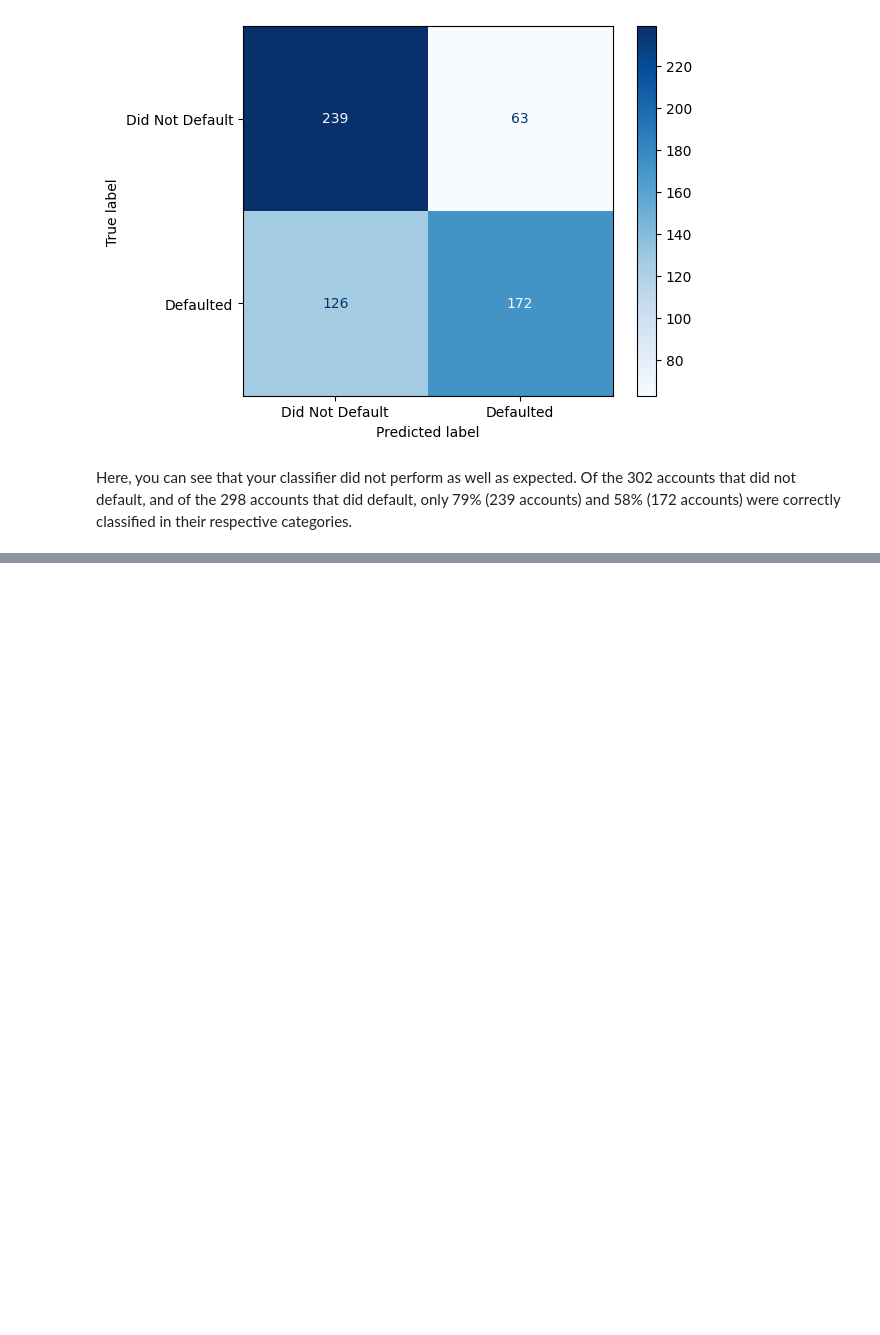
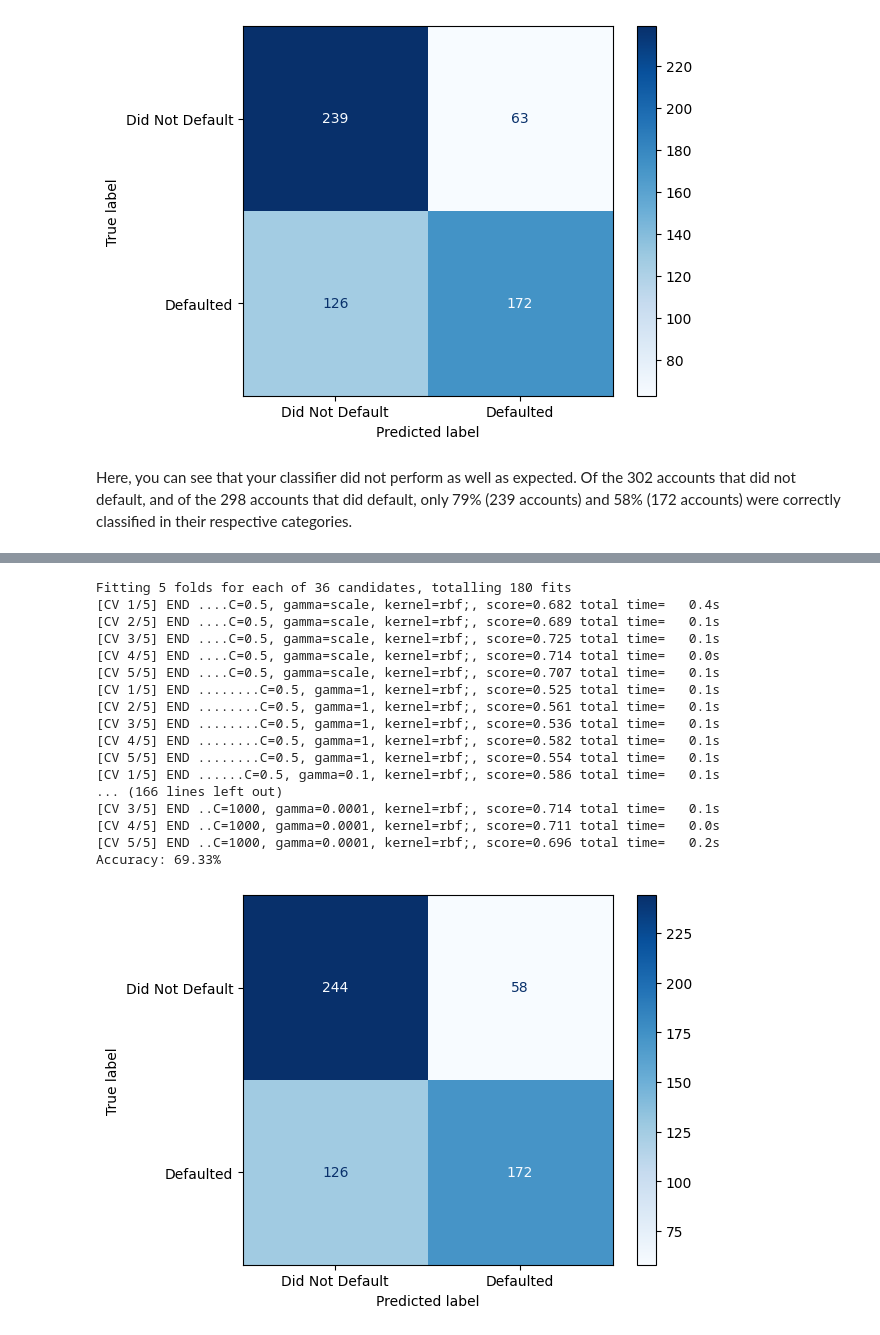
Before and after one commit to lucaskojo02/Credit-Card-Client, a Jupyter notebook: credit_card_client.ipynb, the cells around one changed output, grey strips where cells are left out. Cells and saved outputs as stored; diff of their text form; code cells hidden in the pictures; blank space fills up the shorter version.

Commit message:
Optimized the model with hyperparameter tuning

```diff
--- a/credit_card_client.ipynb
+++ b/credit_card_client.ipynb
@@ -246,0 +253,48 @@ Here, you can see that your classifier did not perform as well as expected. Of t
+# %%
+param_grid = {'C':[0.5,0.1,1,10,100,1000],
+              'gamma':['scale', 1,0.1, 0.01,0.001,0.0001],
+              'kernel':['rbf']}
+
+optimal_params = GridSearchCV(SVC(), param_grid, cv = 5, scoring='accuracy', verbose=3)
+optimal_params.fit(X_train_scaled, y_train)
+
+# see "best" parameters
+optimal_params.best_params_
+
+# refit model with optimal hyperparameters
+grid_predictions = optimal_params.predict(X_test.values)
+clf_svm = SVC(random_state = 42, C=.5, gamma=0.01)
+clf_svm.fit(X_train_scaled, y_train)
+
+#calculate overall accuracy
+y_pred = clf_svm.predict(X_test_scaled)
+accuracy = accuracy_score(y_test, y_pred)
+print(f'Accuracy: {accuracy:.2%}')
+
+# plot confusion matrix
+class_names = ['Did Not Default', 'Defaulted']
+disp = ConfusionMatrixDisplay.from_estimator(
+        clf_svm,
+        X_test_scaled,
+        y_test,
+        display_labels=class_names,
+        cmap=plt.cm.Blues)
+# %% [output]
+Fitting 5 folds for each of 36 candidates, totalling 180 fits
+[CV 1/5] END ....C=0.5, gamma=scale, kernel=rbf;, score=0.682 total time=   0.4s
+[CV 2/5] END ....C=0.5, gamma=scale, kernel=rbf;, score=0.689 total time=   0.1s
+[CV 3/5] END ....C=0.5, gamma=scale, kernel=rbf;, score=0.725 total time=   0.1s
+[CV 4/5] END ....C=0.5, gamma=scale, kernel=rbf;, score=0.714 total time=   0.0s
+[CV 5/5] END ....C=0.5, gamma=scale, kernel=rbf;, score=0.707 total time=   0.1s
+[CV 1/5] END ........C=0.5, gamma=1, kernel=rbf;, score=0.525 total time=   0.1s
+[CV 2/5] END ........C=0.5, gamma=1, kernel=rbf;, score=0.561 total time=   0.1s
+[CV 3/5] END ........C=0.5, gamma=1, kernel=rbf;, score=0.536 total time=   0.1s
+[CV 4/5] END ........C=0.5, gamma=1, kernel=rbf;, score=0.582 total time=   0.1s
+[CV 5/5] END ........C=0.5, gamma=1, kernel=rbf;, score=0.554 total time=   0.1s
+[CV 1/5] END ......C=0.5, gamma=0.1, kernel=rbf;, score=0.586 total time=   0.1s
+... (166 lines left out)
+[CV 3/5] END ..C=1000, gamma=0.0001, kernel=rbf;, score=0.714 total time=   0.1s
+[CV 4/5] END ..C=1000, gamma=0.0001, kernel=rbf;, score=0.711 total time=   0.0s
+[CV 5/5] END ..C=1000, gamma=0.0001, kernel=rbf;, score=0.696 total time=   0.2s
+Accuracy: 69.33%
+[figure, added]
```
Also changed, not shown: parts of 2 cells of this notebook.
